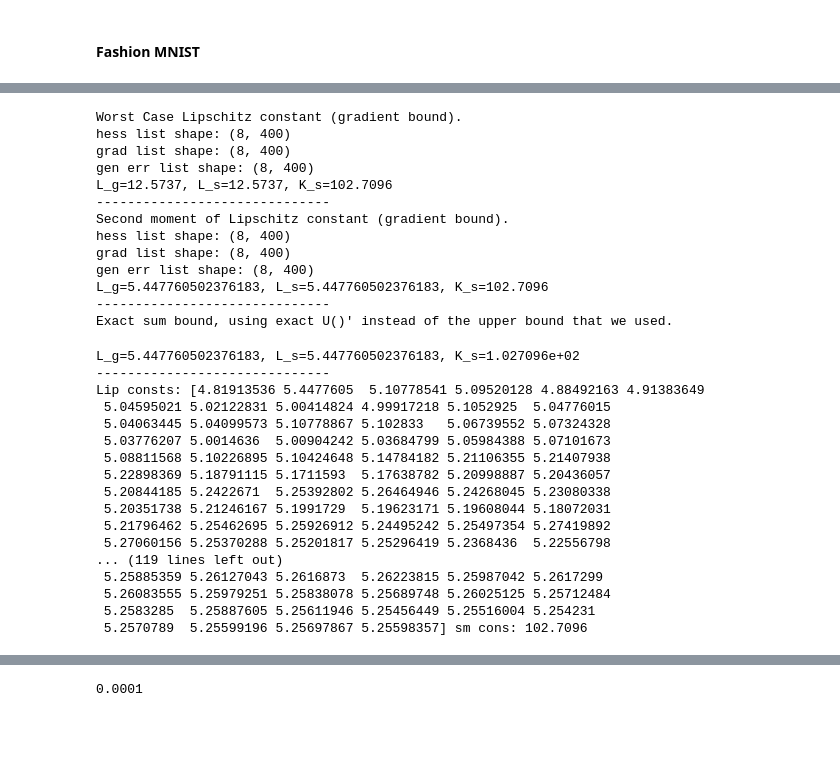
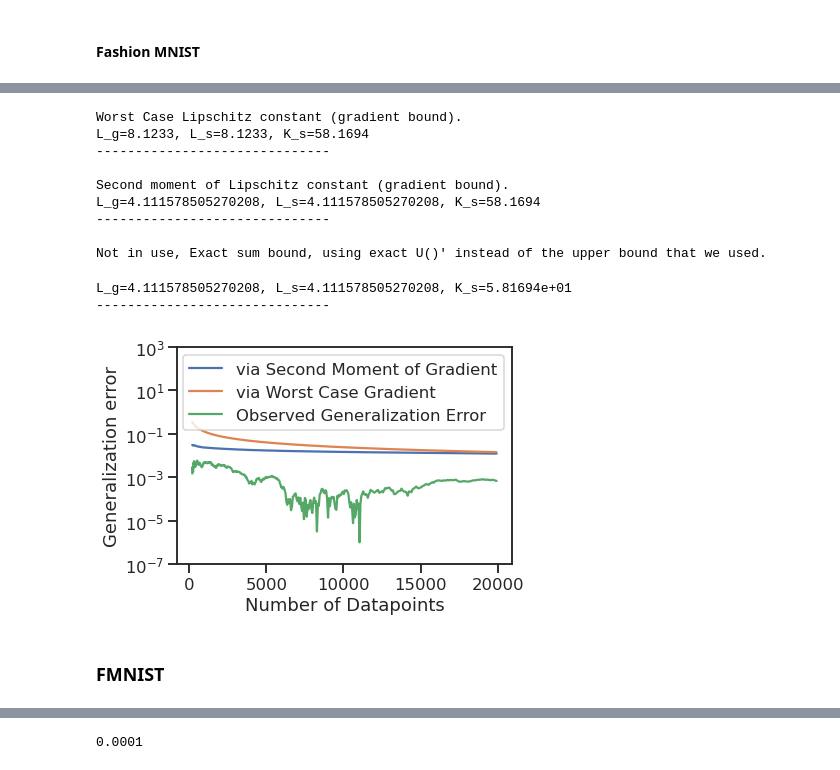
Before and after one commit to abstruse020/support_stability_experiments, a Jupyter notebook: TMLR_Submission/generalization_exp/exp2_plot.ipynb, the cells around one changed output, grey strips where cells are left out. Cells and saved outputs as stored; diff of their text form; code cells hidden in the pictures; blank space fills up the shorter version.

```diff
--- a/TMLR_Submission/generalization_exp/exp2_plot.ipynb
+++ b/TMLR_Submission/generalization_exp/exp2_plot.ipynb
@@ -559 +522,25 @@ plot_stability_e2(bound, gen_err_list, x_values, path='e2_generalization_error_F
+# %%
+# Plotting function
+def plot_generalization_bounds(bound_avg, bound_wc, gen_err, x_values, type = 'mnist', path = None):
+    if type == 'mnist':
+        ylimit = (0.0000001, 1000)
+    elif type == 'fmnist':
+        ylimit = (0.0005, 100)
+    sns.set_theme()
+    ## Applying locally
+    with sns.axes_style('ticks'):
+        sns.set_context('talk')
+        # fig, ax = plt.subplots(figsize = (6,3.5))
+        plt.yscale('log')
+        # plt.plot(x_values[10:], bound_exact[10:], label= 'Alternate Exact Bound')
+        # plt.plot(x_values[10:], bound[10:], label= 'Bound')
+        plt.plot(x_values[10:], bound_avg[10:], label= 'via Second Moment of Gradient')
+        plt.plot(x_values[10:], bound_wc[10:], label= 'via Worst Case Gradient')
+        plt.plot(x_values[10:], np.abs(np.mean(gen_err, axis=0))[10:], label='Observed Generalization Error')
+        plt.xlabel('Number of Datapoints')
+        plt.ylabel('Generalization error')
+        plt.ylim(ylimit[0], ylimit[1])
+        plt.legend()
+        if path is not None:
+            plt.savefig(path, bbox_inches='tight', dpi=300)
 # %% [markdown]
@@ -561,8 +548,8 @@ plot_stability_e2(bound, gen_err_list, x_values, path='e2_generalization_error_F
 # %%
-# root_dir = 'results/t1.1/'
-# path = 'try2_t10_r.4'
-root_dir = 'results/t2/'
-path = 'try2f_t8_r.4'
+root_dir = 'results/t1.1/'
+path = 'try2_t10_r.4'
+# root_dir = 'results/t2.2/'
+# path = 'try2f_t8_r.4'
 details = get_exp_details(root_dir, path)
 
 # grad_list, hess_list, K_g, L_g, x_values, gen_err_list,K_g_run_avg, L_g_run_avg, K_g_avg, L_g_avg = get_exp_results(details)
@@ -575,47 +562,36 @@ prev_bound = get_bound_tmlr(r_det=details, L_s=L_s, L_g = L_g, K_s = K_s, avg_lg
 print(f'{L_g=}, {L_s=}, {K_s=}')
 
 print('------------------------------')
+print()
 print('Second moment of Lipschitz constant (gradient bound).')
 L_g, L_s, K_s, x_values, gen_err_list = get_exp_results_tmlr(details, avg_lp='avg')
 bound_avg = get_bound_tmlr(r_det=details, L_s=L_s, L_g = L_g, K_s = K_s, avg_lg='avg')
 print(f'L_g={L_g.max()}, L_s={L_s.max()}, {K_s=}')
 
 print('------------------------------')
-print('Exact sum bound, using exact U()\' instead of the upper bound that we used.')
+print()
+print('Not in use, Exact sum bound, using exact U()\' instead of the upper bound that we used.')
 # L_g, L_s, K_s, x_values = get_exp_results_tmlr(details, avg_lp='avg')
 bound_exact = get_bound_tmlr(r_det=details, L_s=L_s, L_g = L_g, K_s = K_s, avg_lg='exact_sum')
 print(f'L_g={L_g.max()}, L_s={L_s.max()}, {K_s=}')
 print('------------------------------')
 
-print('Lip consts:',L_g, L_s,'sm cons:', K_s)
+# print('Lip consts:',L_g, L_s,'sm cons:', K_s)
 # %% [output]
 Worst Case Lipschitz constant (gradient bound).
-hess list shape: (8, 400)
-grad list shape: (8, 400)
-gen err list shape: (8, 400)
-L_g=12.5737, L_s=12.5737, K_s=102.7096
+L_g=8.1233, L_s=8.1233, K_s=58.1694
 ------------------------------
+
 Second moment of Lipschitz constant (gradient bound).
-hess list shape: (8, 400)
-grad list shape: (8, 400)
-gen err list shape: (8, 400)
-L_g=5.447760502376183, L_s=5.447760502376183, K_s=102.7096
+L_g=4.111578505270208, L_s=4.111578505270208, K_s=58.1694
 ------------------------------
-Exact sum bound, using exact U()' instead of the upper bound that we used.
+
+Not in use, Exact sum bound, using exact U()' instead of the upper bound that we used.
-L_g=5.447760502376183, L_s=5.447760502376183, K_s=1.027096e+02
+L_g=4.111578505270208, L_s=4.111578505270208, K_s=5.81694e+01
 ------------------------------
-Lip consts: [4.81913536 5.4477605  5.10778541 5.09520128 4.88492163 4.91383649
- 5.04595021 5.02122831 5.00414824 4.99917218 5.1052925  5.04776015
- 5.04063445 5.04099573 5.10778867 5.102833   5.06739552 5.07324328
- 5.03776207 5.0014636  5.00904242 5.03684799 5.05984388 5.07101673
- 5.08811568 5.10226895 5.10424648 5.14784182 5.21106355 5.21407938
- 5.22898369 5.18791115 5.1711593  5.17638782 5.20998887 5.20436057
- 5.20844185 5.2422671  5.25392802 5.26464946 5.24268045 5.23080338
- 5.20351738 5.21246167 5.1991729  5.19623171 5.19608044 5.18072031
- 5.21796462 5.25462695 5.25926912 5.24495242 5.25497354 5.27419892
- 5.27060156 5.25370288 5.25201817 5.25296419 5.2368436  5.22556798
-... (119 lines left out)
- 5.25885359 5.26127043 5.2616873  5.26223815 5.25987042 5.2617299
- 5.26083555 5.25979251 5.25838078 5.25689748 5.26025125 5.25712484
- 5.2583285  5.25887605 5.25611946 5.25456449 5.25516004 5.254231
- 5.2570789  5.25599196 5.25697867 5.25598357] sm cons: 102.7096
+# %%
+plot_generalization_bounds(bound_avg=bound_avg, bound_wc=prev_bound, gen_err=gen_err_list, x_values=x_values, type='mnist', path= 'e2_generalization_error_mnist.pdf')
+# %% [output]
+[figure, added]
+# %% [markdown]
+### FMNIST
```
Also changed, not shown: parts of 23 cells of this notebook, 9 other files.
